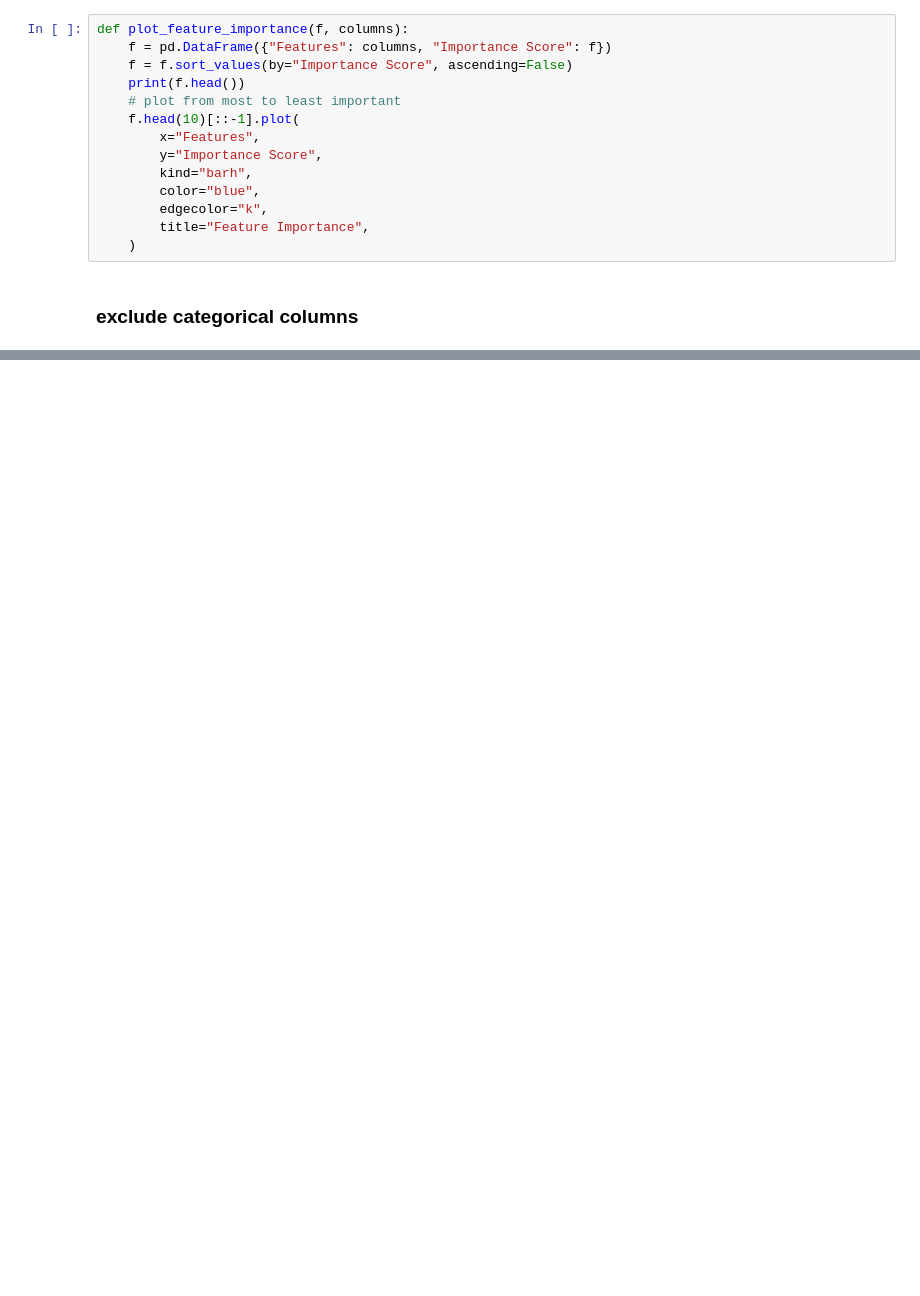
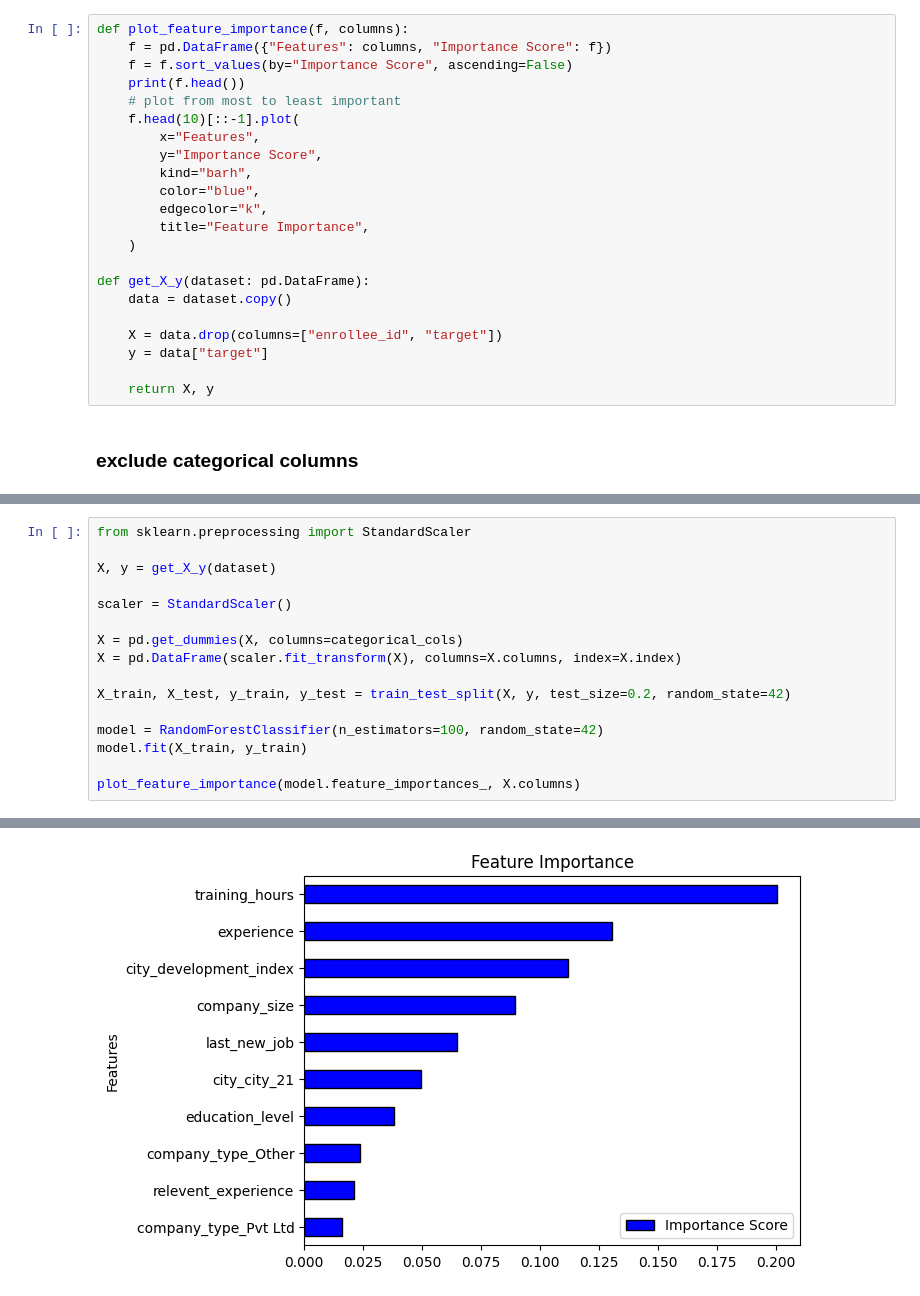
Before and after one commit to simone-viozzi/interviews-data-science-assignment, a Jupyter notebook: loyal_employees.ipynb, the cells around one changed output, grey strips where cells are left out. Cells and saved outputs as stored; diff of their text form; blank space fills up the shorter version.

Commit message:
also use categorical columns by converting them with StandardScaler

```diff
--- a/loyal_employees.ipynb
+++ b/loyal_employees.ipynb
@@ -50,6 +50,14 @@ def plot_feature_importance(f, columns):
         edgecolor="k",
         title="Feature Importance",
     )
+
+def get_X_y(dataset: pd.DataFrame):
+    data = dataset.copy()
+
+    X = data.drop(columns=["enrollee_id", "target"])
+    y = data["target"]
+
+    return X, y
 # %% [markdown]
 ### exclude categorical columns
 # %%
@@ -78,0 +88,17 @@ plot_feature_importance(model.feature_importances_, X.columns)
+# %%
+from sklearn.preprocessing import StandardScaler
+
+X, y = get_X_y(dataset)
+
+scaler = StandardScaler()
+
+X = pd.get_dummies(X, columns=categorical_cols)
+X = pd.DataFrame(scaler.fit_transform(X), columns=X.columns, index=X.index)
+
+X_train, X_test, y_train, y_test = train_test_split(X, y, test_size=0.2, random_state=42)
+
+model = RandomForestClassifier(n_estimators=100, random_state=42)
+model.fit(X_train, y_train)
+
+plot_feature_importance(model.feature_importances_, X.columns)
+# %% [output]
@@ -78,0 +111 @@ plot_feature_importance(model.feature_importances_, X.columns)
+[figure, added]
```
Also changed, not shown: parts of 3 cells of this notebook.
